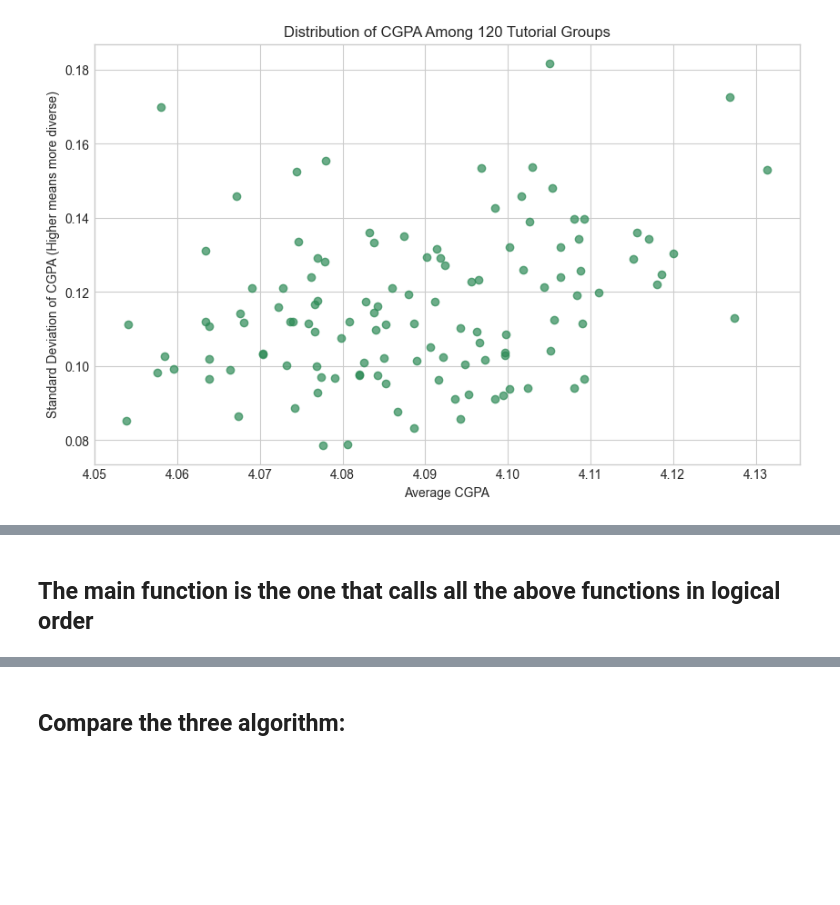
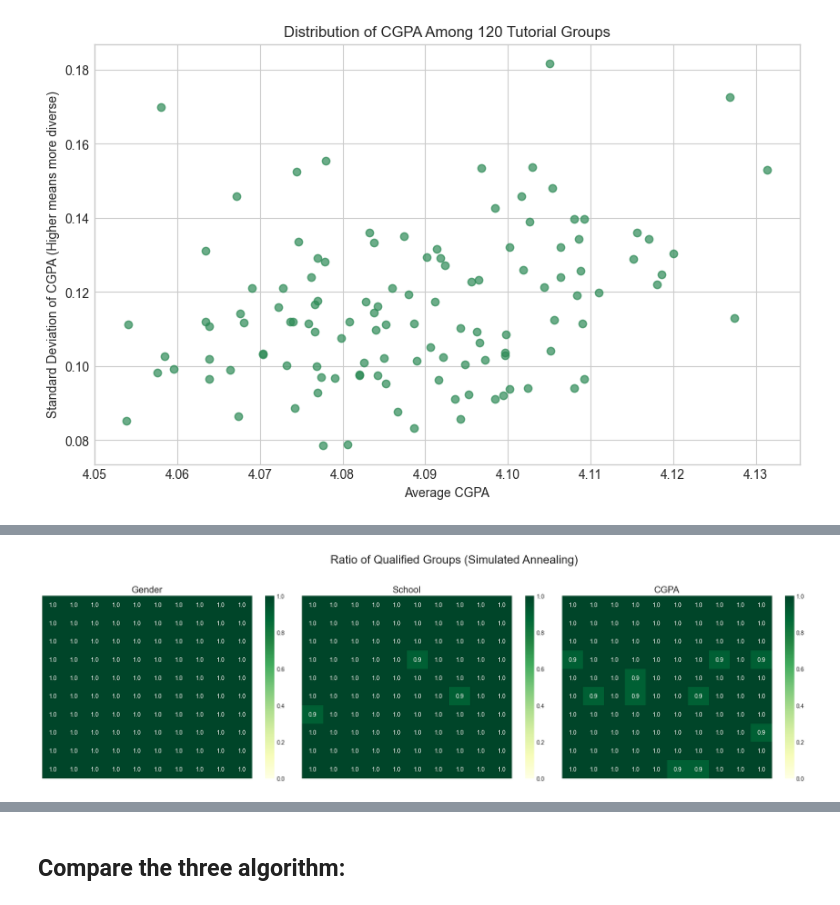
Before and after one commit to yujingyao-dev/NTU_SC1003_mini_project_25S1, a Jupyter notebook: FEL2_Team4_YuJingyao/Computer_Thinking_Mini_Project.ipynb, the cells around one changed output, grey strips where cells are left out. Cells and saved outputs as stored; diff of their text form; code cells hidden in the pictures; blank space fills up the shorter version.

```diff
--- a/FEL2_Team4_YuJingyao/Computer_Thinking_Mini_Project.ipynb
+++ b/FEL2_Team4_YuJingyao/Computer_Thinking_Mini_Project.ipynb
@@ -694,5 +877,25 @@ def plot_all_heatmap(gender_matrix, school_matrix, cgpa_matrix, main_title):
 def judge_the_result(dataset, number_of_groups,main_title):
     gender_matrix, school_matrix, cgpa_matrix = calc_qualified_num(dataset, number_of_groups)
     plot_all_heatmap(gender_matrix, school_matrix, cgpa_matrix, main_title)
-# %% [markdown]
-## The main function is the one that calls all the above functions in logical order
+# %%
+# TEST: if the heatmap ploting function runs well. It takes about 3~4 seconds to run this cell.
+random.seed(RANDOM_SEED)
+group_size, number_of_groups = 5, 10
+dataset = read_csv("records.csv")
+calc_ratio_dataset(dataset)
+calc_weights(dataset)
+for gp_id, tutorialgroup in dataset.items():
+    stratified_grouping(
+        tutorialgroup = tutorialgroup,
+        group_size = group_size,
+        number_of_groups = number_of_groups,
+        )
+for gp_id, tutorialgroup in dataset.items():
+    annealing(
+        tutorialgroup = tutorialgroup,
+        number_of_groups = number_of_groups,
+        )
+
+judge_the_result(dataset, number_of_groups, f"Simulated Annealing")
+# %% [output]
+[figure, added]
```
Also changed, not shown: parts of 96 cells of this notebook, 11 other files.
